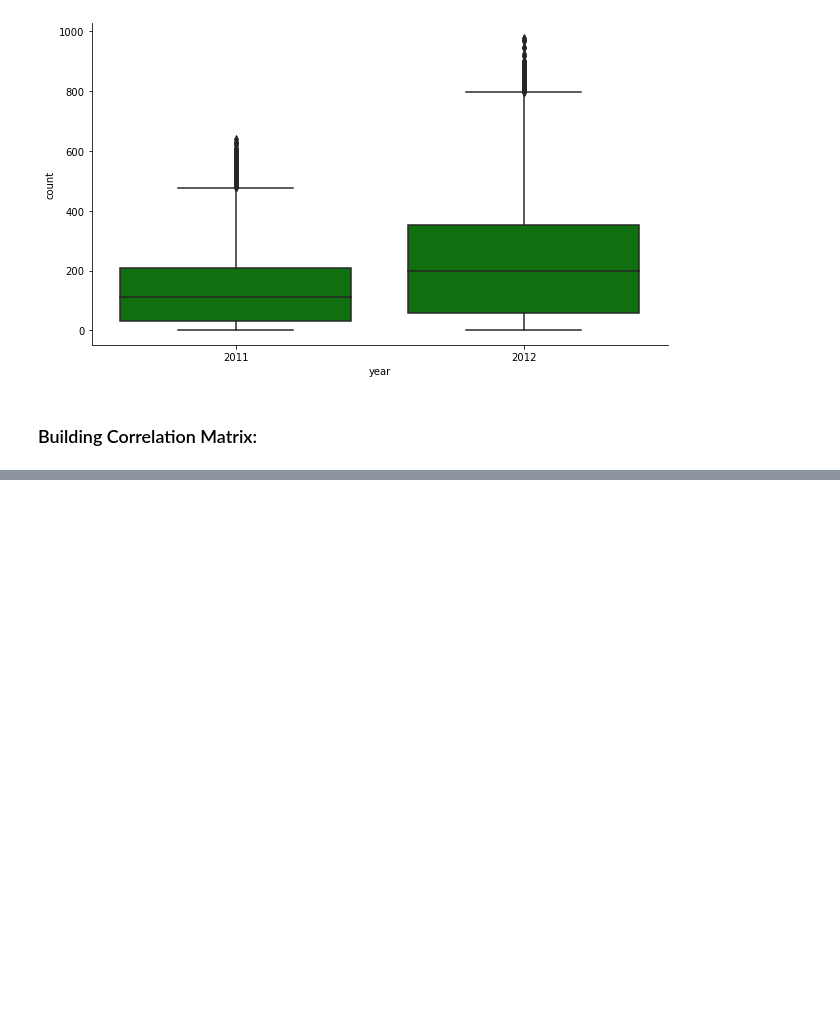
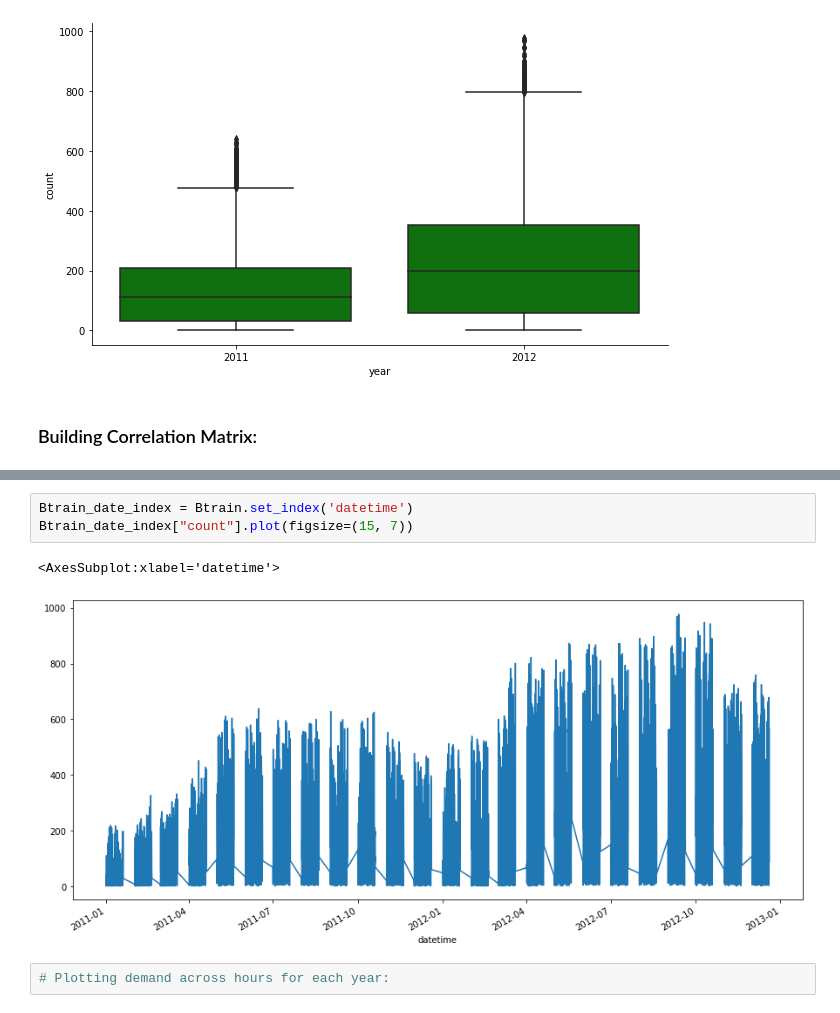
Before and after one commit to bishalaryanthakur123/Bike-Sharing-Demand, a Jupyter notebook: Bike_Sharing_Demand_Prediction_Project.ipynb, the cells around one changed output, grey strips where cells are left out. Cells and saved outputs as stored; diff of their text form; blank space fills up the shorter version.

```diff
--- a/Bike_Sharing_Demand_Prediction_Project.ipynb
+++ b/Bike_Sharing_Demand_Prediction_Project.ipynb
@@ -125,0 +179,8 @@ sns.heatmap(Btrain[numeric].corr(),annot=True)
+# %%
+Btrain_date_index = Btrain.set_index('datetime')
+Btrain_date_index["count"].plot(figsize=(15, 7))
+# %% [output]
+<AxesSubplot:xlabel='datetime'>
+[figure, added]
+# %%
+# Plotting demand across hours for each year:
```
Also changed, not shown: parts of 45 cells of this notebook.
